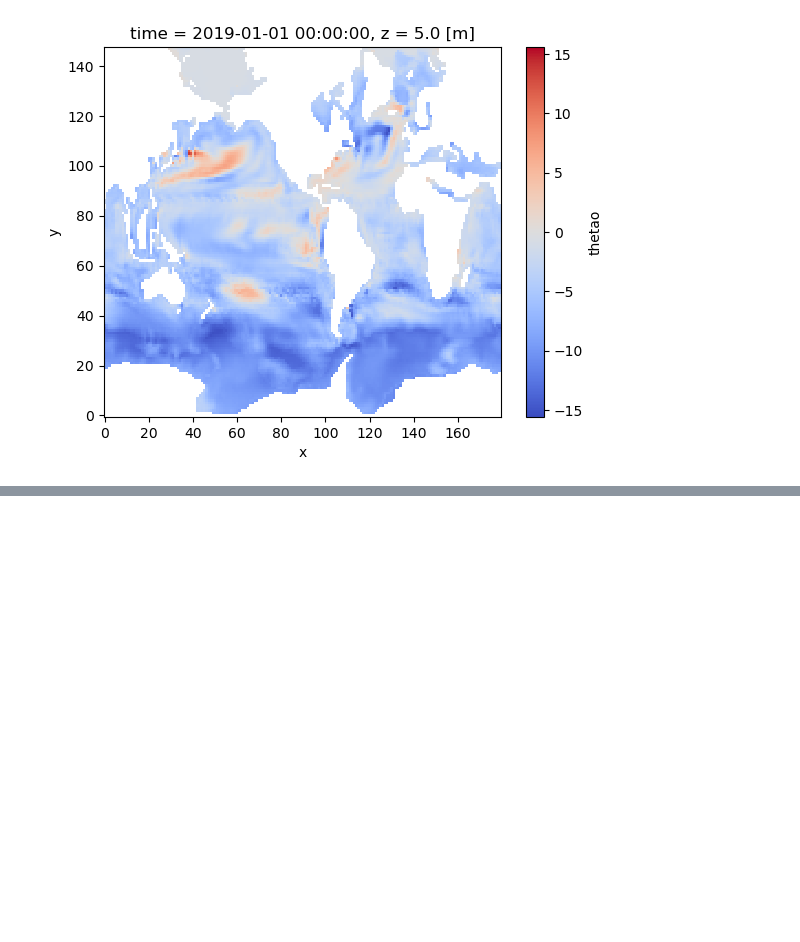
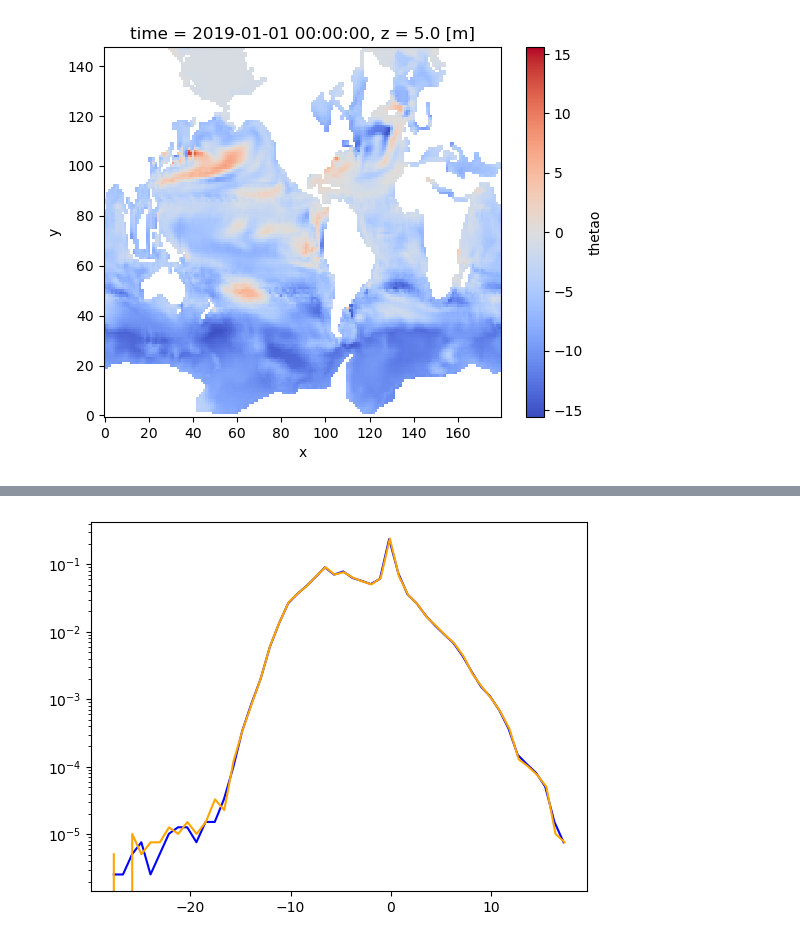
Before and after one commit to asozza/stece, a Jupyter notebook: osprey/notebooks/test_EOF_def.ipynb, the cells around one changed output, grey strips where cells are left out. Cells and saved outputs as stored; diff of their text form; code cells hidden in the pictures; blank space fills up the shorter version.

```diff
--- a/osprey/notebooks/test_EOF_def.ipynb
+++ b/osprey/notebooks/test_EOF_def.ipynb
@@ -139,0 +202,20 @@ array(2.33773692)
+# %%
+import numpy as np
+
+flattened_delta = delta.values.flatten()
+flattened_delta1 = delta1.values.flatten()
+
+filtered_delta = flattened_delta[~np.isnan(flattened_delta) & ~np.isinf(flattened_delta)]
+filtered_delta1 = flattened_delta1[~np.isnan(flattened_delta1) & ~np.isinf(flattened_delta1)]
+
+density, bins = np.histogram(filtered_delta, bins=50, density=True)
+density1, bins1 = np.histogram(filtered_delta1, bins=50, density=True)
+
+bin_centers = 0.5 * (bins[1:] + bins[:-1])
+bin_centers1 = 0.5 * (bins1[1:] + bins1[:-1])
+
+plt.plot(bin_centers, density, label="full EOFs", color="blue")
+plt.plot(bin_centers1, density1, label="first EOF", color="orange")
+plt.yscale('log')
+# %% [output]
+[figure, added]
```
Also changed, not shown: parts of 12 cells of this notebook, 5 other files.
